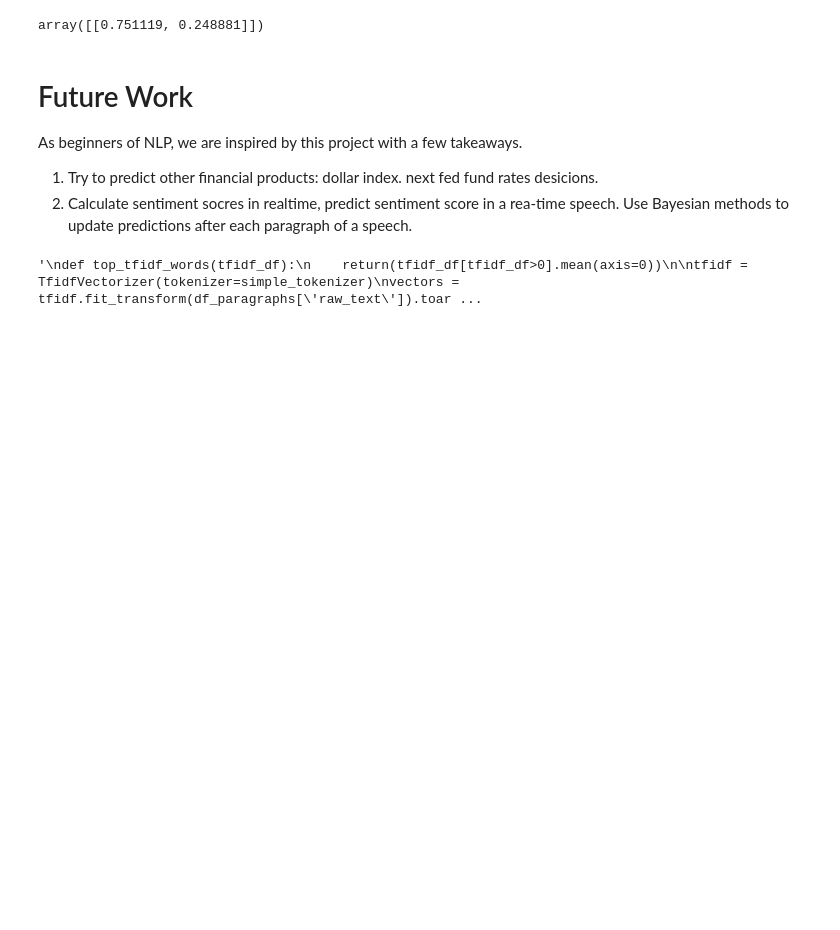
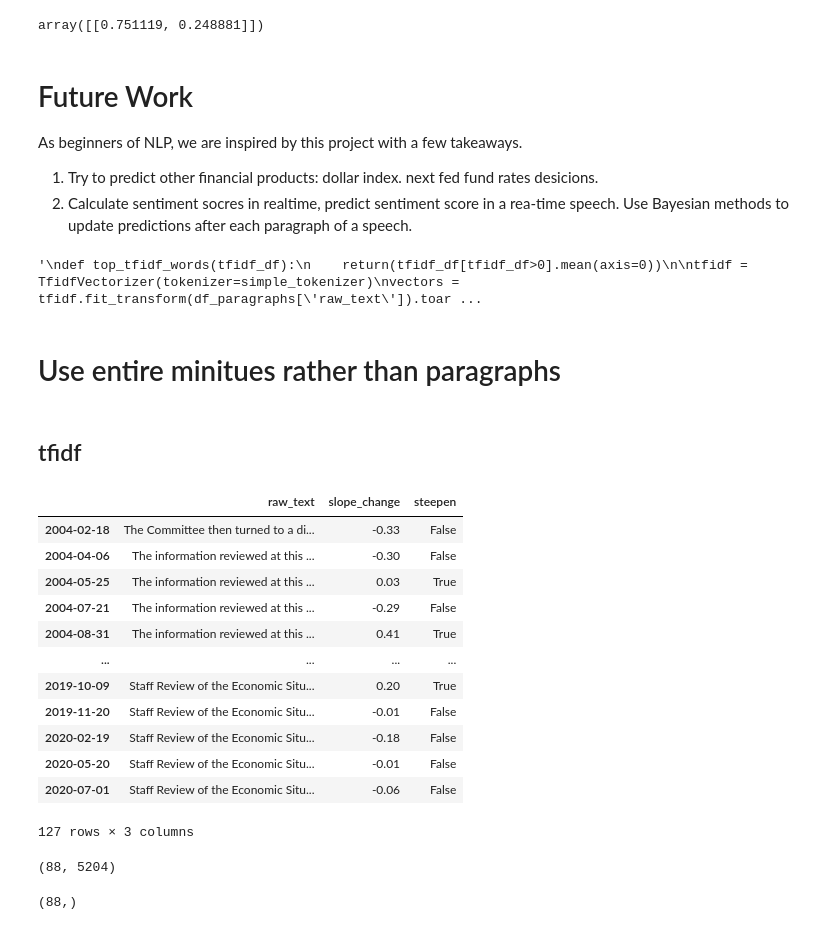
Before and after one commit to aaroncgw31/fednlp, a Jupyter notebook: fednlp.ipynb, the cells around one changed output. Drawn from its saved outputs; the diff is of its cells as text; code cells hidden in the pictures; blank space fills up the shorter version.

Commit message:
add minutes level predictions

```diff
--- a/fednlp.ipynb
+++ b/fednlp.ipynb
@@ -944,3 +941,29 @@ sns.scatterplot(
 '''
 # %% [output]
 '\ndef top_tfidf_words(tfidf_df):\n    return(tfidf_df[tfidf_df>0].mean(axis=0))\n\ntfidf = TfidfVectorizer(tokenizer=simple_tokenizer)\nvectors = tfidf.fit_transform(df_paragraphs[\'raw_text\']).toar ...
+# %% [markdown]
+# <a name="future"></a>Use entire minitues rather than paragraphs
+# %% [markdown]
+## <a name="future"></a>tfidf
+# %%
+df_docs = pd.DataFrame(df_paragraphs.groupby(level=[0])['raw_text'].transform(lambda x: ' '.join(x)).drop_duplicates())
+timestamps = df_docs.index.map(lambda x: str(x[0]))
+df_docs.index = timestamps
+df_docs_unstack = df_docs.join(df_yc_slope_changes)
+df_docs_unstack = df_docs_unstack[~df_docs_unstack['slope_change'].isna()]
+
+df_docs_unstack
+# %% [output]
+|  | raw_text | slope_change | steepen |
+| 2004-02-18 | The Committee then turned to a di... | -0.33 | False |
+| 2004-04-06 | The information reviewed at this ... | -0.30 | False |
+| 2004-05-25 | The information reviewed at this ... | 0.03 | True |
+| 2004-07-21 | The information reviewed at this ... | -0.29 | False |
+| 2004-08-31 | The information reviewed at this ... | 0.41 | True |
+| ... | ... | ... | ... |
+| 2019-10-09 | Staff Review of the Economic Situ... | 0.20 | True |
+| 2019-11-20 | Staff Review of the Economic Situ... | -0.01 | False |
+| 2020-02-19 | Staff Review of the Economic Situ... | -0.18 | False |
+| 2020-05-20 | Staff Review of the Economic Situ... | -0.01 | False |
+| 2020-07-01 | Staff Review of the Economic Situ... | -0.06 | False |
+127 rows × 3 columns
@@ -946,0 +978,8 @@ sns.scatterplot(
+# %%
+tfidf_svc_vecs_train.shape
+# %% [output]
+(88, 5204)
+# %%
+is_steepen_train.shape
+# %% [output]
+(88,)
```
Also changed, not shown: parts of 25 cells of this notebook, 3 other files.
